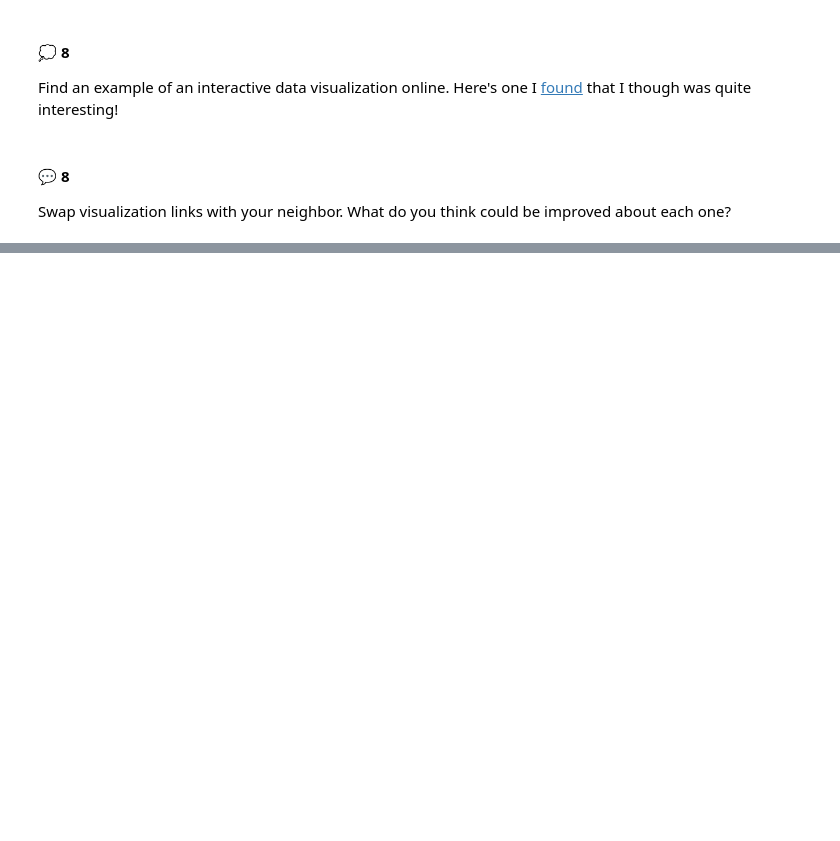
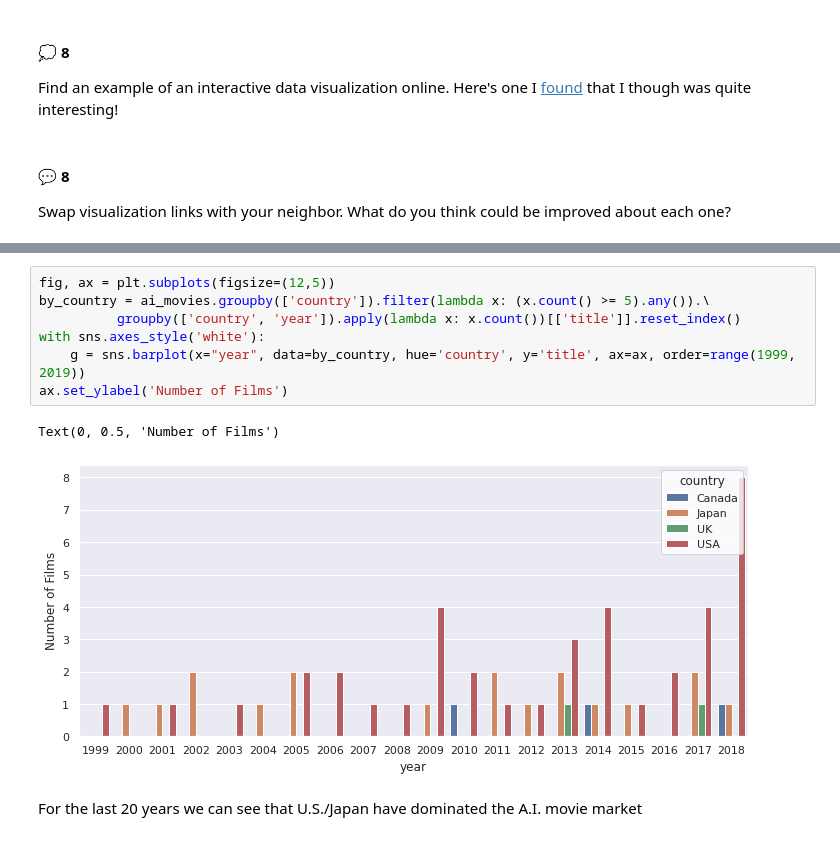
Before and after one commit to wesleybeckner/technin510, a Jupyter notebook: technin510/Week 2/Technin510_S2_What_is_Data_Science.ipynb, the cells around one changed output, grey strips where cells are left out. Drawn from its saved outputs; the diff is of its cells as text; blank space fills up the shorter version.

```diff
--- a/technin510/Week 2/Technin510_S2_What_is_Data_Science.ipynb
+++ b/technin510/Week 2/Technin510_S2_What_is_Data_Science.ipynb
@@ -284,0 +344,12 @@ Swap visualization links with your neighbor. What do you think could be improved
+# %%
+fig, ax = plt.subplots(figsize=(12,5))
+by_country = ai_movies.groupby(['country']).filter(lambda x: (x.count() >= 5).any()).\
+          groupby(['country', 'year']).apply(lambda x: x.count())[['title']].reset_index()
+with sns.axes_style('white'):
+    g = sns.barplot(x="year", data=by_country, hue='country', y='title', ax=ax, order=range(1999, 2019))
+ax.set_ylabel('Number of Films')
+# %% [output]
+Text(0, 0.5, 'Number of Films')
+[figure, added]
+# %% [markdown]
+For the last 20 years we can see that U.S./Japan have dominated the A.I. movie market
```
Also changed, not shown: parts of 14 cells of this notebook.
